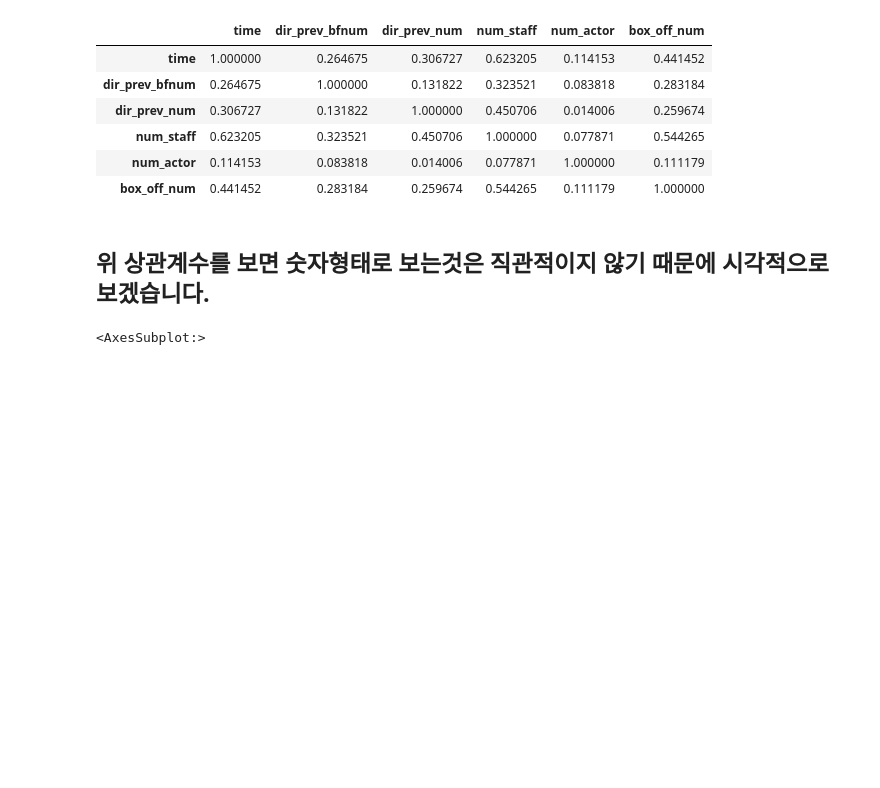
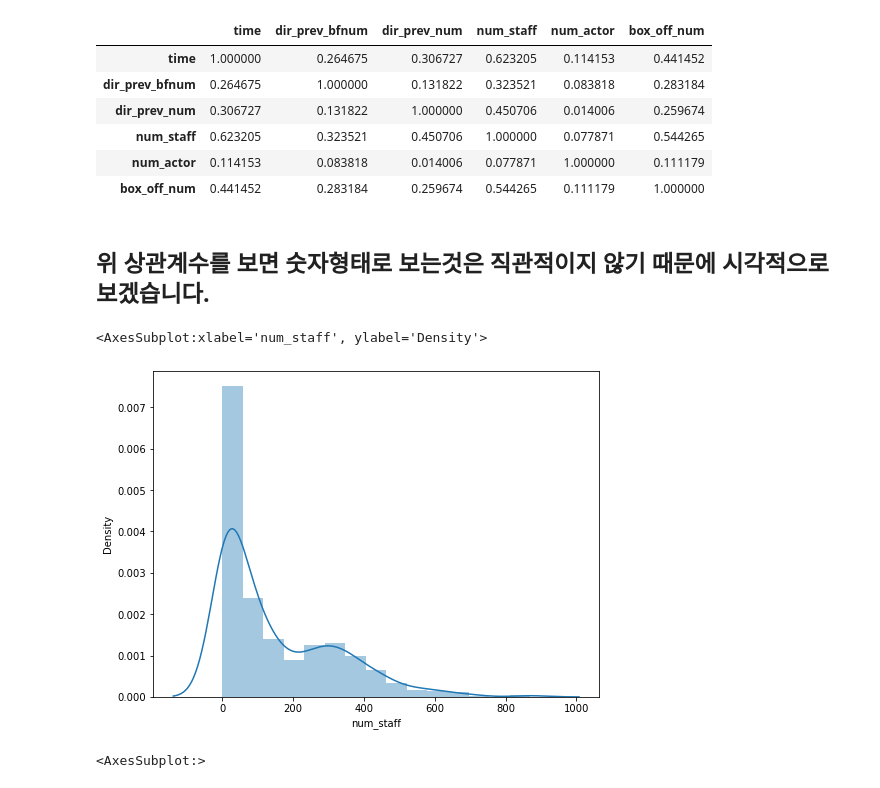
Before and after one commit to choiuikang/contest, a Jupyter notebook: dacon/The_number_of_movie_viewers.ipynb, the cells around one changed output. Saved outputs shown, nothing was run; the diff lists cells and outputs as text; code cells hidden in the pictures; blank space fills up the shorter version.

```diff
--- a/dacon/The_number_of_movie_viewers.ipynb
+++ b/dacon/The_number_of_movie_viewers.ipynb
@@ -196,6 +200,12 @@ train.corr()
 | box_off_num | 0.441452 | 0.283184 | 0.259674 | 0.544265 | 0.111179 | 1.000000 |
 # %% [markdown]
 ## 위 상관계수를 보면 숫자형태로 보는것은 직관적이지 않기 때문에 시각적으로 보겠습니다.
+# %%
+f, ax = plt.subplots(figsize = (8,6))
+sns.distplot(train['num_staff'])
+# %% [output]
+<AxesSubplot:xlabel='num_staff', ylabel='Density'>
+[figure, added]
 # %%
 sns.heatmap(train.corr(), annot = True)
 # %% [output]
```
Also changed, not shown: parts of 6 cells of this notebook, 1 other file.
